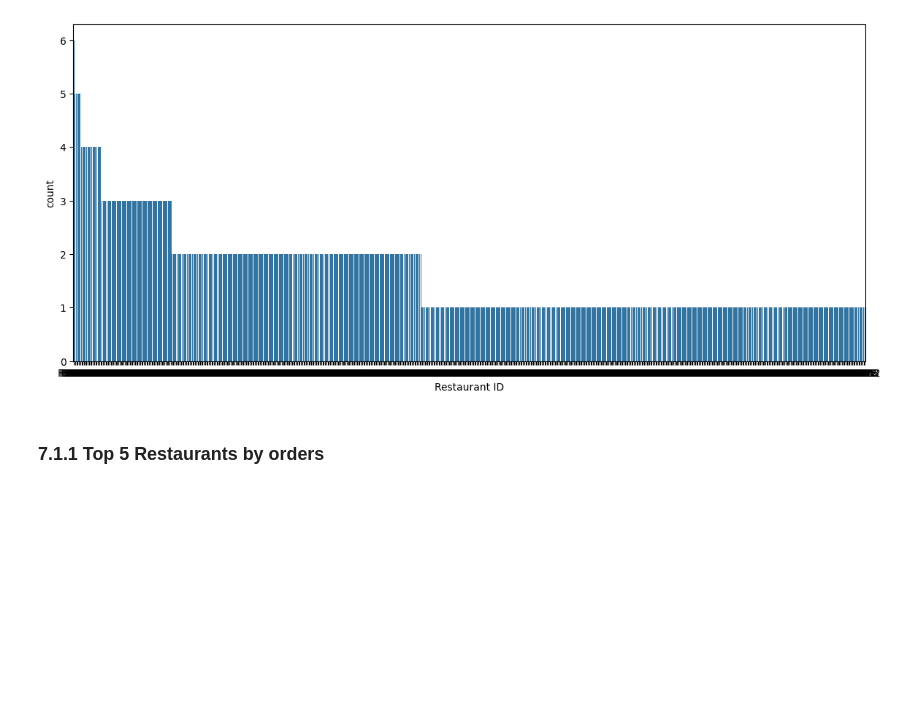
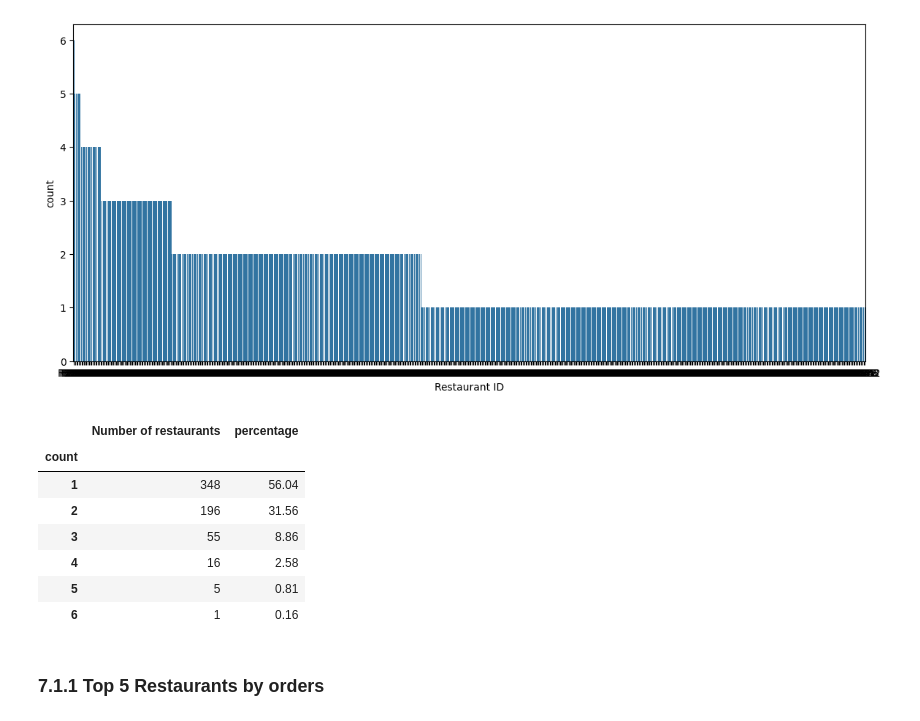
Before and after one commit to HSVI/Food-Delivery-Analysis, a Jupyter notebook: Analysis.ipynb, the cells around one changed output. Saved outputs shown, nothing was run; the diff lists cells and outputs as text; code cells hidden in the pictures; blank space fills up the shorter version.

```diff
--- a/Analysis.ipynb
+++ b/Analysis.ipynb
@@ -247,6 +247,20 @@ sns.barplot(x='Restaurant ID', y='count', data=restaurant_counts)
 # %% [output]
 <Axes: xlabel='Restaurant ID', ylabel='count'>
 [figure]
+# %%
+orders = restaurant_counts.groupby(["count"]).nunique()
+orders["percentage"] = (orders["Restaurant ID"]/621*100).round(2)
+orders.rename(columns={"Restaurant ID": "Number of restaurants"}, inplace=True)
+orders
+# %% [output]
+|  | Number of restaurants | percentage |
+| count |  |  |
+| 1 | 348 | 56.04 |
+| 2 | 196 | 31.56 |
+| 3 | 55 | 8.86 |
+| 4 | 16 | 2.58 |
+| 5 | 5 | 0.81 |
+| 6 | 1 | 0.16 |
 # %% [markdown]
 ### 7.1.1 Top 5 Restaurants by orders
 # %%
```
